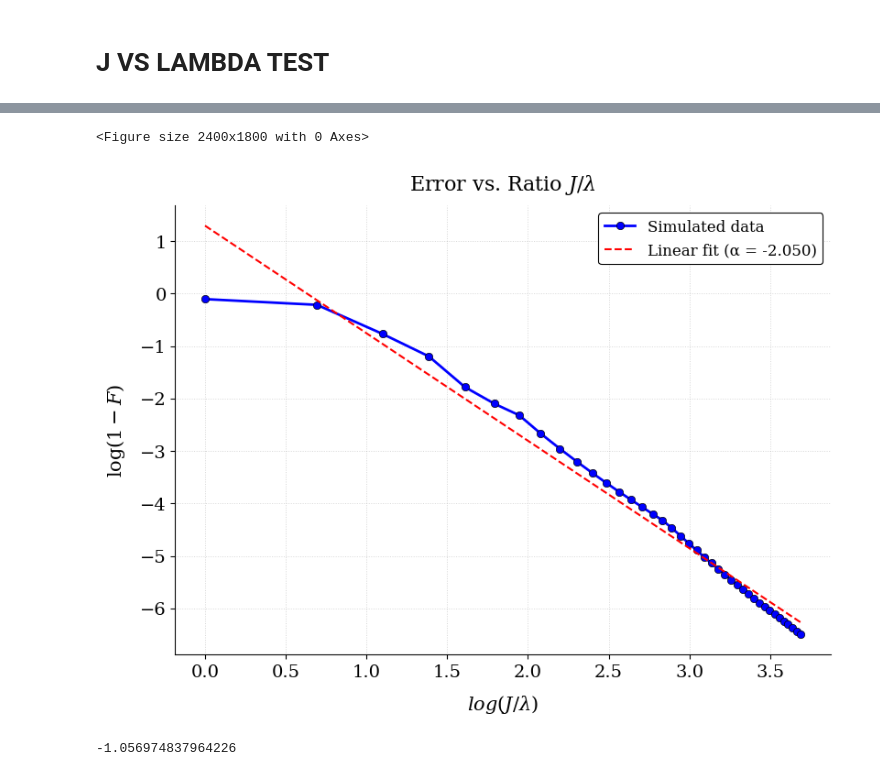
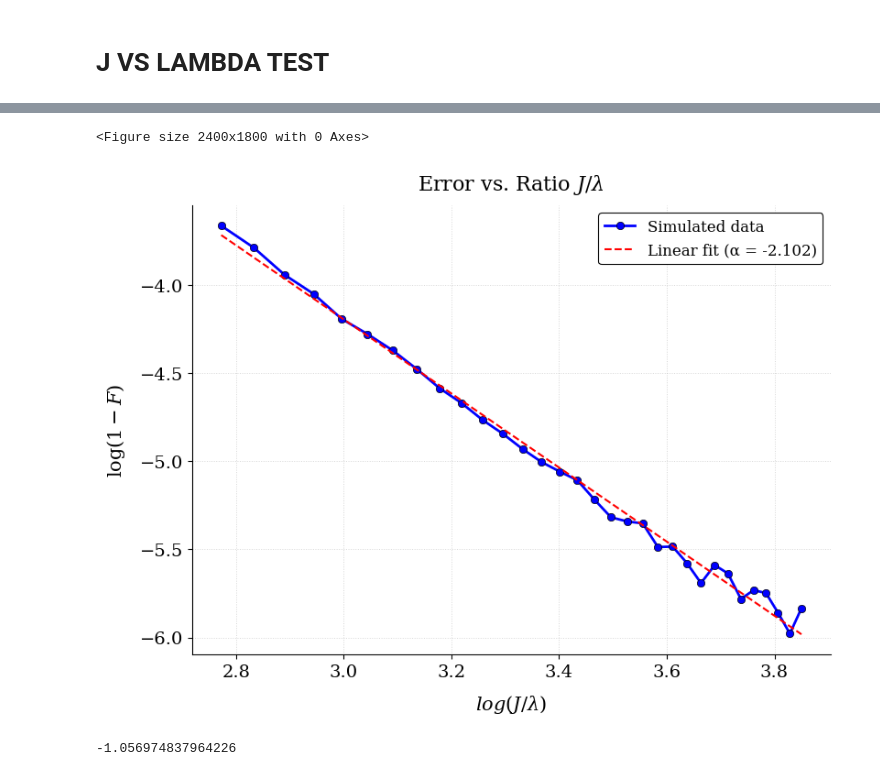
Before and after one commit to OsQarM/quantum_state_transfer, a Jupyter notebook: notebooks/J_lambda_test.ipynb, the cells around one changed output, grey strips where cells are left out. Cells and saved outputs as stored; diff of their text form; code cells hidden in the pictures.

```diff
--- a/notebooks/J_lambda_test.ipynb
+++ b/notebooks/J_lambda_test.ipynb
@@ -189,10 +189,10 @@ ratios_1, values_1, recovered_filename = dh.read_plot_data_from_csv(f"../data_fi
 
 log_ratios_1, log_errors_1 = calculate_logs(ratios_1, values_1)
 # %%
-plots.plot_ratios_trend_slope(x_data=log_ratios_1[:], y_data=log_errors_1[:],log_scale=False, filepath=f'../figures/ratios/{recovered_filename}')
+plots.plot_ratios_trend_slope(x_data=log_ratios_1[8:40], y_data=log_errors_1[8:40],log_scale=False, filepath=f'../figures/ratios/{recovered_filename}')
 # %% [output]
 <Figure size 2400x1800 with 0 Axes>
-[figure, old version]
+[figure, new version]
 # %%
 print((log_errors_1[-1]-log_errors_1[0])/(log_ratios_1[-1]-log_ratios_1[0]))
 # %% [output]
```
Also changed, not shown: parts of 7 cells of this notebook, 3 other files.
